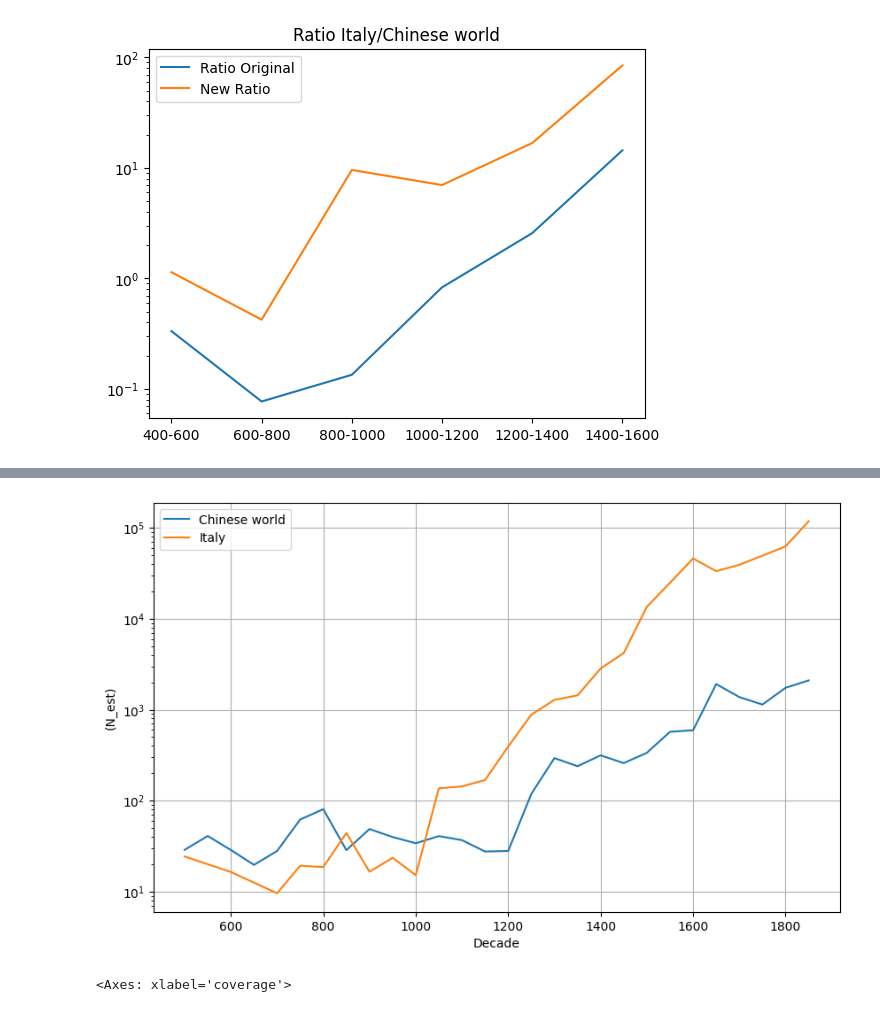
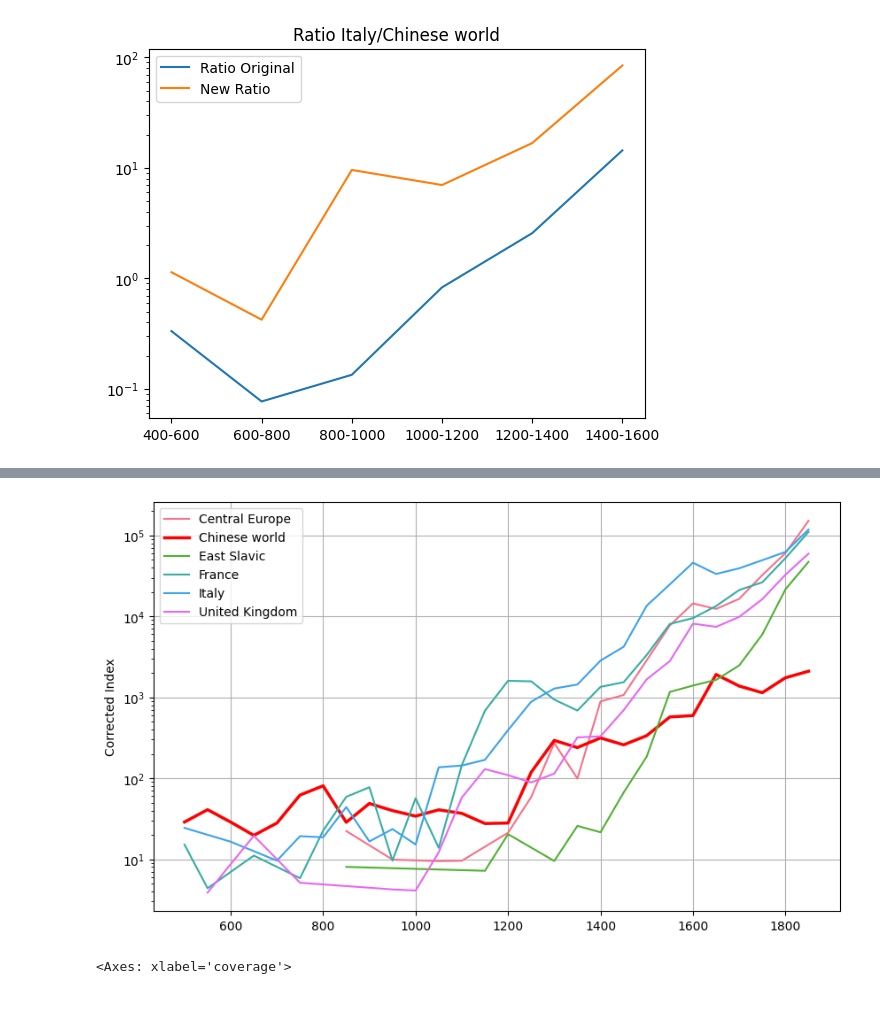
Before and after one commit to charlesdedampierre/cultura_project, a Jupyter notebook: unseen_species_model/notebooks_test/region_comparison_model.ipynb, the cells around one changed output, grey strips where cells are left out. Saved outputs shown, nothing was run; the diff lists cells and outputs as text; code cells hidden in the pictures.

Commit message:
add run_index_corrected

```diff
--- a/unseen_species_model/notebooks_test/region_comparison_model.ipynb
+++ b/unseen_species_model/notebooks_test/region_comparison_model.ipynb
@@ -244,28 +265,38 @@ df_cultura = df_cultura.rename(columns={"individual_wikidata_id": "score"})
 # %%
-df_cultura_fil = df_cultura[df_cultura['region_name'].isin(['Italy', 'Chinese world'])]
-df_cultura_fil = df_cultura_fil[df_cultura_fil['decade']>=500]
+import matplotlib.pyplot as plt
+import seaborn as sns
+
+# Filter data
+df_cultura_fil = df_cultura[df_cultura['region_name'].isin(['Italy', 'Chinese world', 'United Kingdom', 'Central Europe', 'France', 'East Slavic'])]
+df_cultura_fil = df_cultura_fil[df_cultura_fil['decade'] >= 500]
 
 # Get unique region names
 regions = df_cultura_fil['region_name'].unique()
 
+# Define color palette
+colors = sns.color_palette("husl", len(regions))
+
 # Plotting
 plt.figure(figsize=(10, 6))
-for region in regions:
+for i, region in enumerate(regions):
     df_region = df_cultura_fil[df_cultura_fil['region_name'] == region]
-    plt.plot(df_region['decade'], df_region['N_est'], label=region)
+    if region == 'Chinese world':
+        plt.plot(df_region['decade'], df_region['N_est'], label=region, color='red', linewidth=2.5)
+    else:
+        plt.plot(df_region['decade'], df_region['N_est'], label=region, color=colors[i])
 
 # Adding labels and legend
-plt.xlabel('Decade')
-plt.ylabel('(N_est)')
+plt.xlabel('')
+plt.ylabel('Corrected Index')
 plt.title('')
 plt.legend()
 plt.yscale('log')
 
 # Displaying the plot
 plt.grid(True)
 plt.show()
 # %% [output]
-[figure, old version]
+[figure, new version]
 # %%
 ax = acc_regions['France'].plot(x='coverage', y = 'est', label ='France')
 acc_regions['Low countries'].plot(x='coverage', y = 'est', ax=ax, label='Low countries')
```
Also changed, not shown: parts of 1 cell of this notebook, 22 other files.
